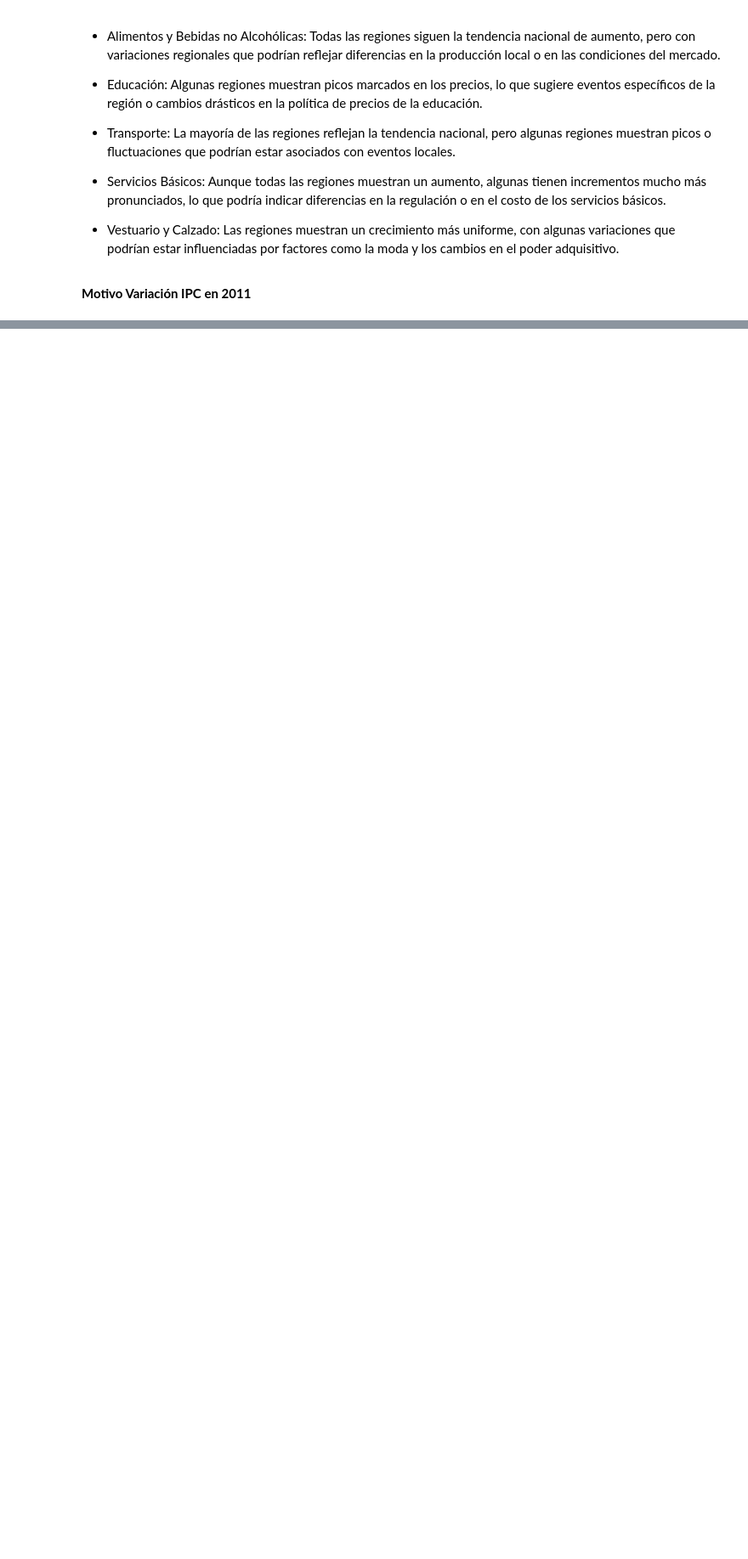
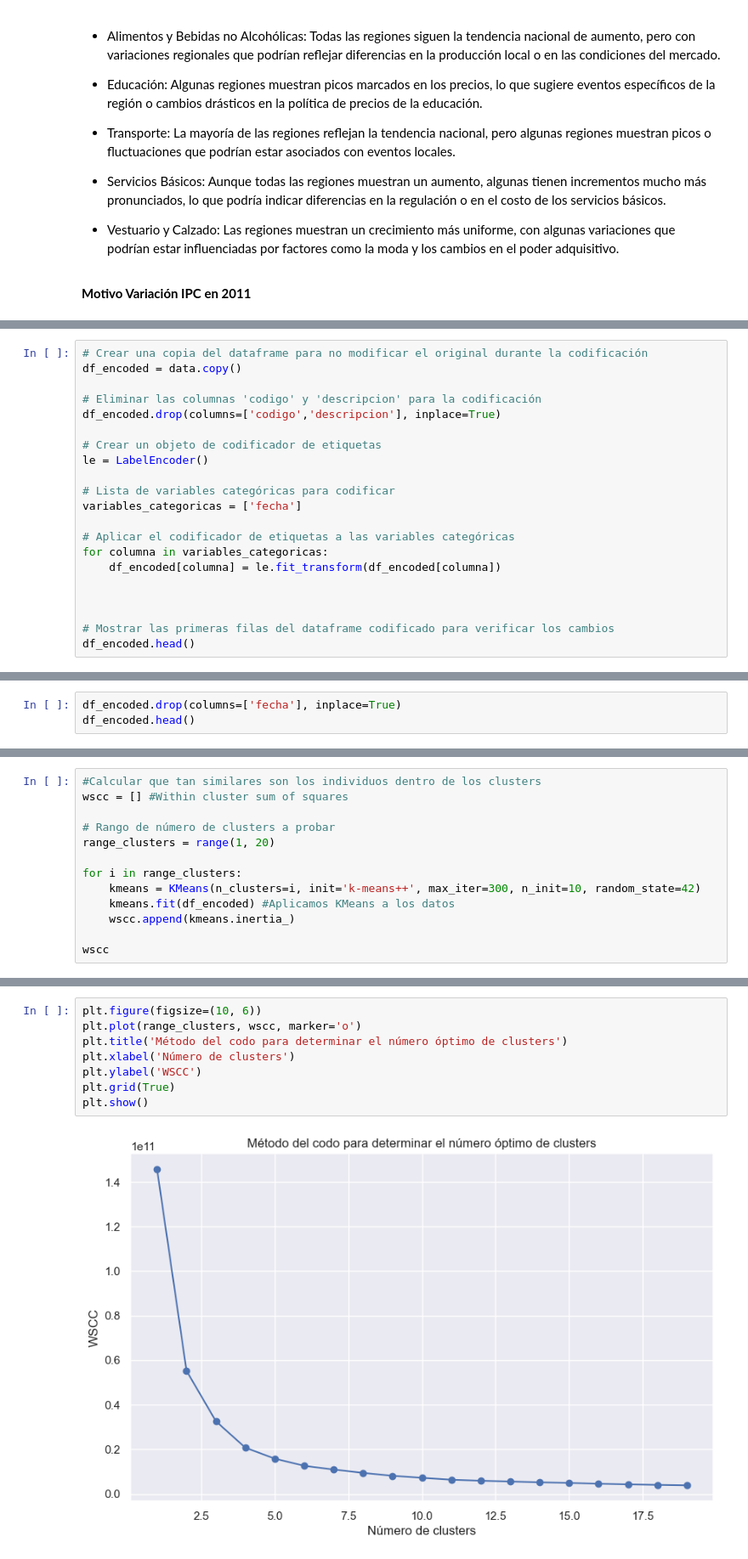
Before and after one commit to LeivaDiego/Proyecto-Mineria, a Jupyter notebook: IPC_EDA.ipynb, the cells around one changed output, grey strips where cells are left out. Shown at 85% size. Cells and saved outputs as stored; diff of their text form; blank space fills up the shorter version.

Commit message:
Clustering V2

```diff
--- a/IPC_EDA.ipynb
+++ b/IPC_EDA.ipynb
@@ -514,0 +527,21 @@ plt.show()
+# %%
+# Crear una copia del dataframe para no modificar el original durante la codificación
+df_encoded = data.copy()
+
+# Eliminar las columnas 'codigo' y 'descripcion' para la codificación
+df_encoded.drop(columns=['codigo','descripcion'], inplace=True)
+
+# Crear un objeto de codificador de etiquetas
+le = LabelEncoder()
+
+# Lista de variables categóricas para codificar
+variables_categoricas = ['fecha']
+
+# Aplicar el codificador de etiquetas a las variables categóricas
+for columna in variables_categoricas:
+    df_encoded[columna] = le.fit_transform(df_encoded[columna])
+
+
+
+# Mostrar las primeras filas del dataframe codificado para verificar los cambios
+df_encoded.head()
@@ -514,0 +577,3 @@ plt.show()
+# %%
+df_encoded.drop(columns=['fecha'], inplace=True)
+df_encoded.head()
@@ -514,0 +593,13 @@ plt.show()
+# %%
+#Calcular que tan similares son los individuos dentro de los clusters
+wscc = [] #Within cluster sum of squares
+
+# Rango de número de clusters a probar
+range_clusters = range(1, 20)
+
+for i in range_clusters:
+    kmeans = KMeans(n_clusters=i, init='k-means++', max_iter=300, n_init=10, random_state=42)
+    kmeans.fit(df_encoded) #Aplicamos KMeans a los datos
+    wscc.append(kmeans.inertia_)
+
+wscc
@@ -514,0 +628,10 @@ plt.show()
+# %%
+plt.figure(figsize=(10, 6))
+plt.plot(range_clusters, wscc, marker='o')
+plt.title('Método del codo para determinar el número óptimo de clusters')
+plt.xlabel('Número de clusters')
+plt.ylabel('WSCC')
+plt.grid(True)
+plt.show()
+# %% [output]
+[figure, added]
```
Also changed, not shown: parts of 29 cells of this notebook.
